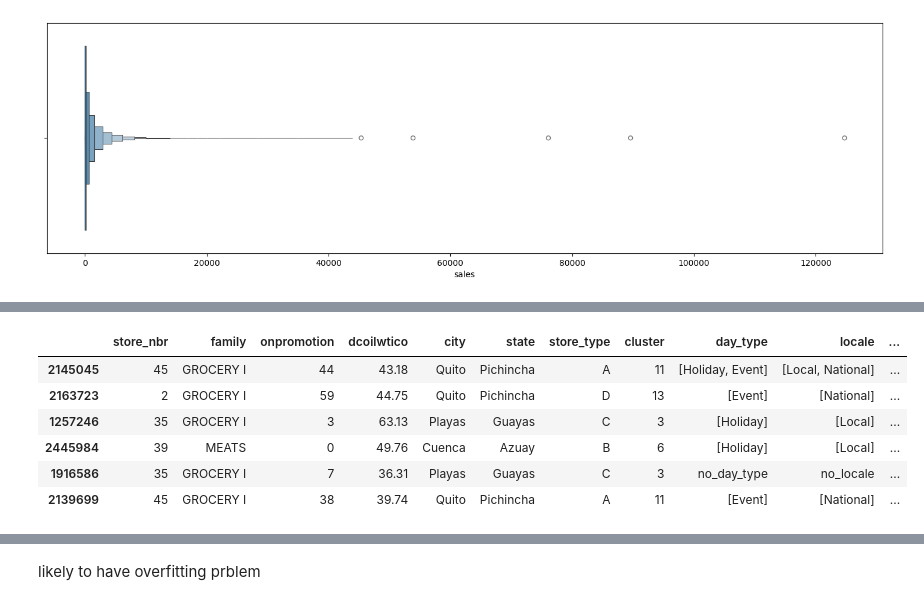
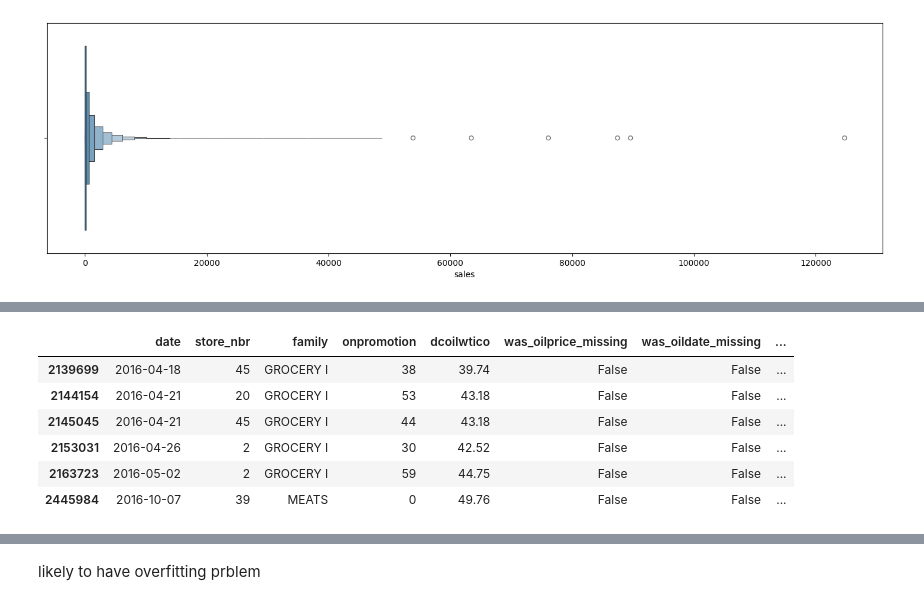
Before and after one commit to Umeshuchai/Stores_Sales-Times_Series_Forecasting, a Jupyter notebook: training_and_testing/Sales_Prediction.ipynb, the cells around one changed output, grey strips where cells are left out. Saved outputs shown, nothing was run; the diff lists cells and outputs as text; code cells hidden in the pictures.

```diff
--- a/training_and_testing/Sales_Prediction.ipynb
+++ b/training_and_testing/Sales_Prediction.ipynb
@@ -267,8 +275,8 @@ hol_event_df[hol_event_df['day_type']=='Transfer']
 | 342 | 2017-12-08 | Transfer | Local | Quito | Traslado Fundacion de Quito | False |
 # %%
 #converting holidays  which are transferred from  to workday
-hol_event_df.loc[hol_event_df['transferred'], 'day_type'] = 'Work Day'
-hol_event_df.loc[hol_event_df['day_type']=='Transfer']='Holiday'
+hol_event_df.loc[hol_event_df['transferred'],'day_type'] = 'HolidayTransferred'
+hol_event_df.loc[hol_event_df['day_type']=='Transfer','day_type']='Holiday'
 hol_event_df=hol_event_df.drop(columns=['transferred'])
 
 #duplicates of dates in hol_event_df dataframe
@@ -335,0 +300,11 @@ dtype: int64
+# %%
+store_locs = main_oil_stores_df[['store_nbr','city','state']].drop_duplicates()
+
+nat = hol_event_df[hol_event_df['locale'] == 'National'].merge(store_locs, how='cross')
+reg = hol_event_df[hol_event_df['locale'] == 'Regional'].merge(store_locs, left_on='locale_name', right_on='state')
+loc = hol_event_df[hol_event_df['locale'] == 'Local'].merge(store_locs, left_on='locale_name', right_on='city')
+
+store_holidays = (pd.concat([nat, reg, loc], ignore_index=True).drop_duplicates(subset=['date', 'store_nbr'])
+                  [['date', 'store_nbr', 'day_type', 'locale', 'locale_name', 'description']])
+
+full_df = main_oil_stores_df.merge(store_holidays, on=['date', 'store_nbr'], how='left')
@@ -374,8 +388,12 @@ full_df['cluster']=full_df['cluster'].astype('object')
-# %%
-full_df=full_df.drop(columns=['date'])
-from sklearn.model_selection import train_test_split
-y=full_df['sales']
-x=full_df.drop(columns=['sales'])
-x_train,x_test,y_train,y_test=train_test_split(x,y,random_state=42)
-x_train=x_train.drop(columns=['id'])
-x_test=x_test.drop(columns=['id'])
+# %%
+y=full_df['sales']
+x=full_df.drop(columns=['sales'])
+
+unique_dates=x['date'].unique()
+test_dates=unique_dates[-16:]
+test_mask=x['date'].isin(test_dates)
+
+x_train,y_train=x[~test_mask].copy(), y[~test_mask].copy()
+x_test,y_test=x[test_mask].copy(), y[test_mask].copy()
+
+x_test['date'].nunique()
@@ -427,11 +459,11 @@ sns.boxenplot(x=y_train,orient='h')
 # %%
-x_train.loc[y_train[y_train>40000].index]
+x_train.loc[y_train[y_train>50000].index]
 # %% [output]
-|  | store_nbr | family | onpromotion | dcoilwtico | city | state | store_type | cluster | day_type | locale | ... |
-| 2145045 | 45 | GROCERY I | 44 | 43.18 | Quito | Pichincha | A | 11 | [Holiday, Event] | [Local, National] | ... |
-| 2163723 | 2 | GROCERY I | 59 | 44.75 | Quito | Pichincha | D | 13 | [Event] | [National] | ... |
-| 1257246 | 35 | GROCERY I | 3 | 63.13 | Playas | Guayas | C | 3 | [Holiday] | [Local] | ... |
-| 2445984 | 39 | MEATS | 0 | 49.76 | Cuenca | Azuay | B | 6 | [Holiday] | [Local] | ... |
-| 1916586 | 35 | GROCERY I | 7 | 36.31 | Playas | Guayas | C | 3 | no_day_type | no_locale | ... |
-| 2139699 | 45 | GROCERY I | 38 | 39.74 | Quito | Pichincha | A | 11 | [Event] | [National] | ... |
+|  | date | store_nbr | family | onpromotion | dcoilwtico | was_oilprice_missing | was_oildate_missing | ... |
+| 2139699 | 2016-04-18 | 45 | GROCERY I | 38 | 39.74 | False | False | ... |
+| 2144154 | 2016-04-21 | 20 | GROCERY I | 53 | 43.18 | False | False | ... |
+| 2145045 | 2016-04-21 | 45 | GROCERY I | 44 | 43.18 | False | False | ... |
+| 2153031 | 2016-04-26 | 2 | GROCERY I | 30 | 42.52 | False | False | ... |
+| 2163723 | 2016-05-02 | 2 | GROCERY I | 59 | 44.75 | False | False | ... |
+| 2445984 | 2016-10-07 | 39 | MEATS | 0 | 49.76 | False | False | ... |
 # %%
```
Also changed, not shown: parts of 53 cells of this notebook.
